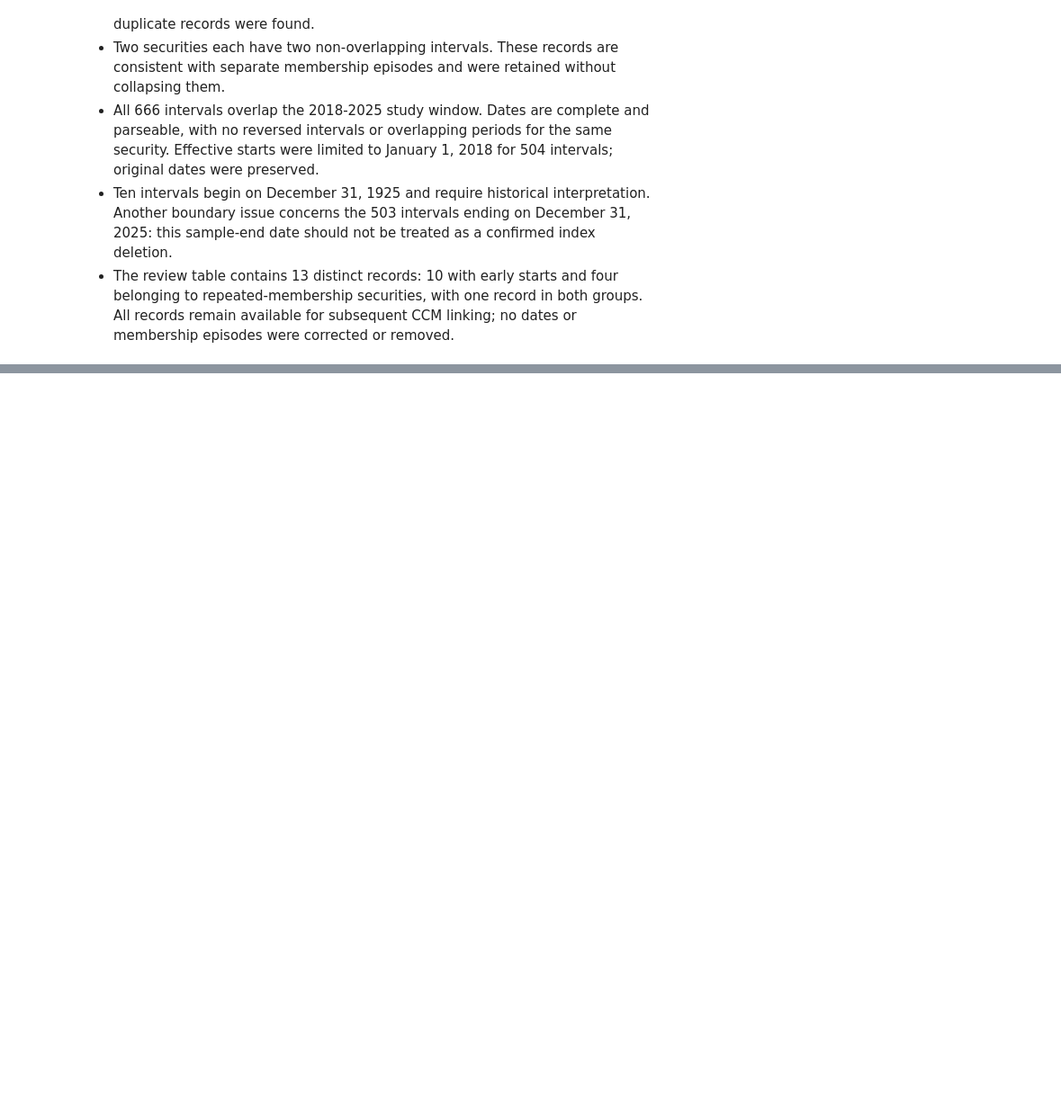
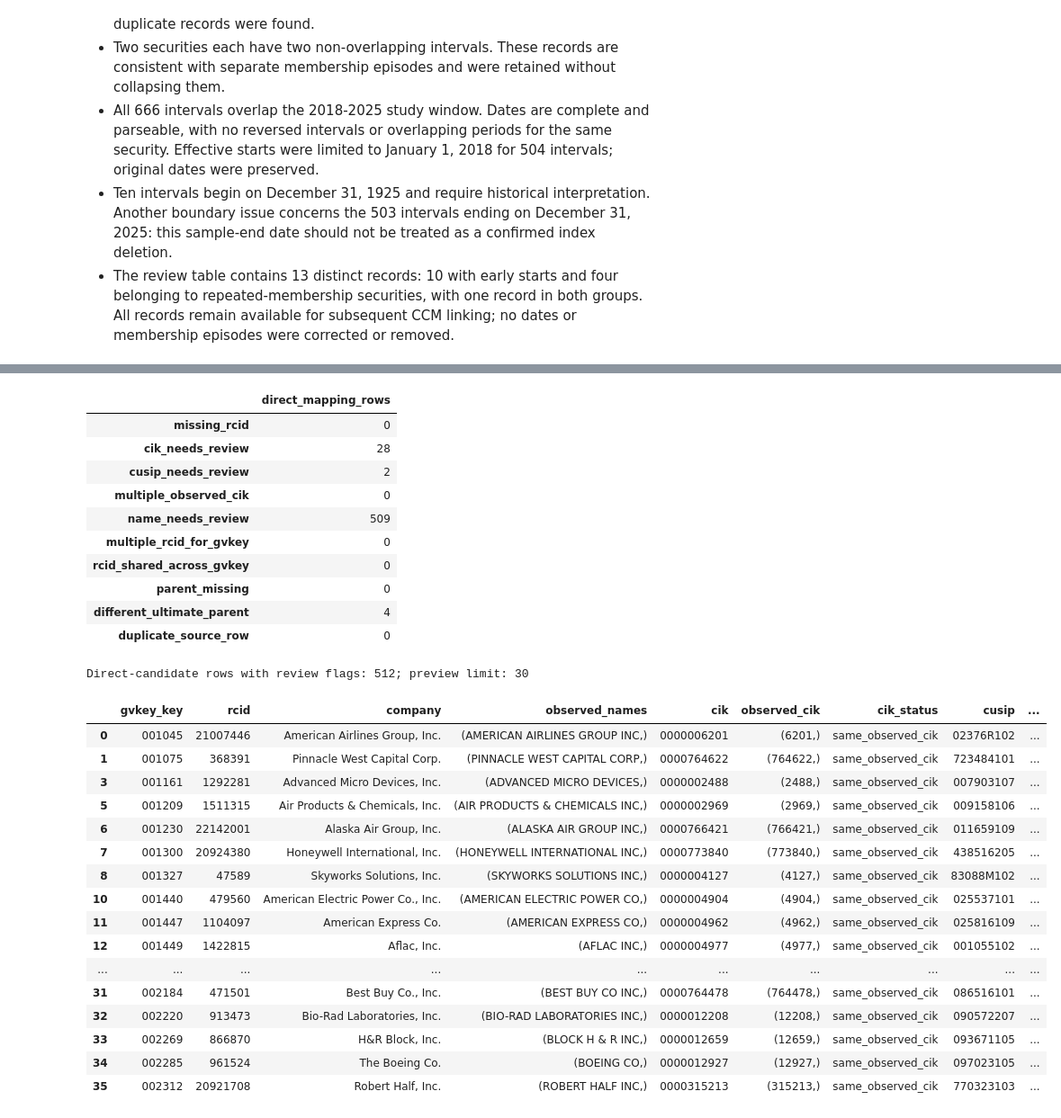
Before and after one commit to kptransfer2024-cmd/ai-workforce-statements, a Jupyter notebook: code/notebooks/01_build_firm_crosswalk.ipynb, the cells around one changed output, grey strips where cells are left out. Shown at 90% size. Saved outputs shown, nothing was run; the diff lists cells and outputs as text; code cells hidden in the pictures; blank space fills up the shorter version.

```diff
--- a/code/notebooks/01_build_firm_crosswalk.ipynb
+++ b/code/notebooks/01_build_firm_crosswalk.ipynb
@@ -895,0 +1379,24 @@ Records requiring review: 13; preview limit: 30
+# %%
+report_date_text = compustat_sample["datadate"].str.strip().replace("", pd.NA)
+compustat_sample["report_date"] = pd.to_datetime(
+    report_date_text, format="%Y-%m-%d", errors="coerce",
+)
+compustat_sample["missing_report_date"] = report_date_text.isna()
+compustat_sample["invalid_report_date"] = (
+    report_date_text.notna() & compustat_sample["report_date"].isna()
+)
+compustat_sample["emp_text"] = compustat_sample["emp"].str.strip().replace("", pd.NA)
+compustat_sample["emp_numeric"] = pd.to_numeric(compustat_sample["emp_text"], errors="coerce")
+compustat_sample["emp_blank"] = compustat_sample["emp_text"].isna()
+compustat_sample["emp_unparseable"] = (
+    compustat_sample["emp_text"].notna() & compustat_sample["emp_numeric"].isna()
+)
+
+preparation_summary = pd.Series({
+    "candidate_gvkey": len(candidate_companies),
+    "downloaded_annual_rows_for_candidates": len(compustat_sample),
+    "rows_missing_report_date": int(compustat_sample["missing_report_date"].sum()),
+    "rows_with_unparseable_report_date": int(compustat_sample["invalid_report_date"].sum()),
+    "rows_with_nonstandard_cik": int(compustat_sample["nonstandard_cik"].sum()),
+}, name="count")
+display(preparation_summary.to_frame())
@@ -895,0 +2294,51 @@ Records requiring review: 13; preview limit: 30
+# %%
+direct_matches["missing_rcid"] = direct_matches["rcid_key"].isna()
+direct_matches["cik_needs_review"] = ~direct_matches["cik_status"].isin([
+    "same_observed_cik", "same_after_zero_normalization",
+])
+direct_matches["cusip_needs_review"] = ~direct_matches["cusip_status"].eq("same_observed_full_cusip")
+direct_matches["name_needs_review"] = ~direct_matches["name_agrees"].fillna(False)
+revelio_review_flags = [
+    "missing_rcid", "cik_needs_review", "cusip_needs_review", "multiple_observed_cik",
+    "name_needs_review", "multiple_rcid_for_gvkey", "rcid_shared_across_gvkey",
+    "parent_missing", "different_ultimate_parent", "duplicate_source_row",
+]
+display(direct_matches[revelio_review_flags].sum().rename("direct_mapping_rows").to_frame())
+revelio_exceptions = direct_matches.loc[
+    direct_matches[revelio_review_flags].any(axis=1)
+].copy()
+print(f"Direct-candidate rows with review flags: {len(revelio_exceptions)}; preview limit: 30")
+with pd.option_context("display.max_columns", None, "display.max_colwidth", 80):
+    display(revelio_exceptions[identity_review_columns + [
+        "ultimate_parent_rcid", "multiple_rcid_for_gvkey", "rcid_shared_across_gvkey",
+    ]].head(30))
+# %% [output]
+|  | direct_mapping_rows |
+| missing_rcid | 0 |
+| cik_needs_review | 28 |
+| cusip_needs_review | 2 |
+| multiple_observed_cik | 0 |
+| name_needs_review | 509 |
+| multiple_rcid_for_gvkey | 0 |
+| rcid_shared_across_gvkey | 0 |
+| parent_missing | 0 |
+| different_ultimate_parent | 4 |
+| duplicate_source_row | 0 |
+Direct-candidate rows with review flags: 512; preview limit: 30
+|  | gvkey_key | rcid | company | observed_names | cik | observed_cik | cik_status | cusip | ... |
+| 0 | 001045 | 21007446 | American Airlines Group, Inc. | (AMERICAN AIRLINES GROUP INC,) | 0000006201 | (6201,) | same_observed_cik | 02376R102 | ... |
+| 1 | 001075 | 368391 | Pinnacle West Capital Corp. | (PINNACLE WEST CAPITAL CORP,) | 0000764622 | (764622,) | same_observed_cik | 723484101 | ... |
+| 3 | 001161 | 1292281 | Advanced Micro Devices, Inc. | (ADVANCED MICRO DEVICES,) | 0000002488 | (2488,) | same_observed_cik | 007903107 | ... |
+| 5 | 001209 | 1511315 | Air Products & Chemicals, Inc. | (AIR PRODUCTS & CHEMICALS INC,) | 0000002969 | (2969,) | same_observed_cik | 009158106 | ... |
+| 6 | 001230 | 22142001 | Alaska Air Group, Inc. | (ALASKA AIR GROUP INC,) | 0000766421 | (766421,) | same_observed_cik | 011659109 | ... |
+| 7 | 001300 | 20924380 | Honeywell International, Inc. | (HONEYWELL INTERNATIONAL INC,) | 0000773840 | (773840,) | same_observed_cik | 438516205 | ... |
+| 8 | 001327 | 47589 | Skyworks Solutions, Inc. | (SKYWORKS SOLUTIONS INC,) | 0000004127 | (4127,) | same_observed_cik | 83088M102 | ... |
+| 10 | 001440 | 479560 | American Electric Power Co., Inc. | (AMERICAN ELECTRIC POWER CO,) | 0000004904 | (4904,) | same_observed_cik | 025537101 | ... |
+| 11 | 001447 | 1104097 | American Express Co. | (AMERICAN EXPRESS CO,) | 0000004962 | (4962,) | same_observed_cik | 025816109 | ... |
+| 12 | 001449 | 1422815 | Aflac, Inc. | (AFLAC INC,) | 0000004977 | (4977,) | same_observed_cik | 001055102 | ... |
+| ... | ... | ... | ... | ... | ... | ... | ... | ... | ... |
+| 31 | 002184 | 471501 | Best Buy Co., Inc. | (BEST BUY CO INC,) | 0000764478 | (764478,) | same_observed_cik | 086516101 | ... |
+| 32 | 002220 | 913473 | Bio-Rad Laboratories, Inc. | (BIO-RAD LABORATORIES INC,) | 0000012208 | (12208,) | same_observed_cik | 090572207 | ... |
+| 33 | 002269 | 866870 | H&R Block, Inc. | (BLOCK H & R INC,) | 0000012659 | (12659,) | same_observed_cik | 093671105 | ... |
+| 34 | 002285 | 961524 | The Boeing Co. | (BOEING CO,) | 0000012927 | (12927,) | same_observed_cik | 097023105 | ... |
+| 35 | 002312 | 20921708 | Robert Half, Inc. | (ROBERT HALF INC,) | 0000315213 | (315213,) | same_observed_cik | 770323103 | ... |
```
Also changed, not shown: parts of 52 cells of this notebook.
